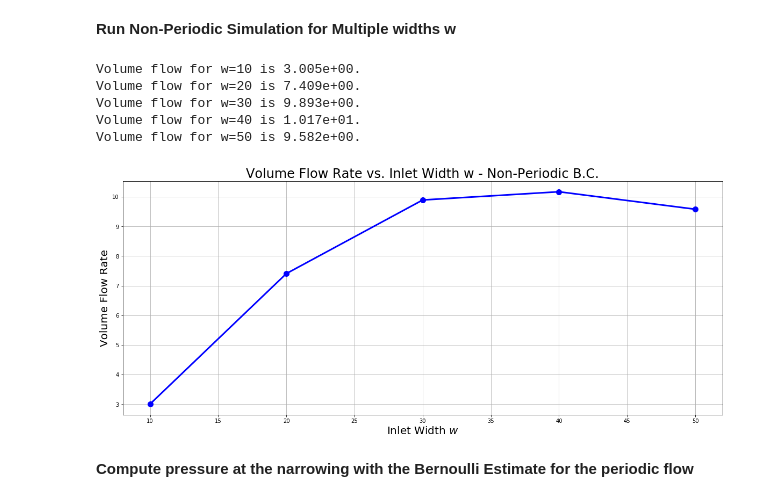
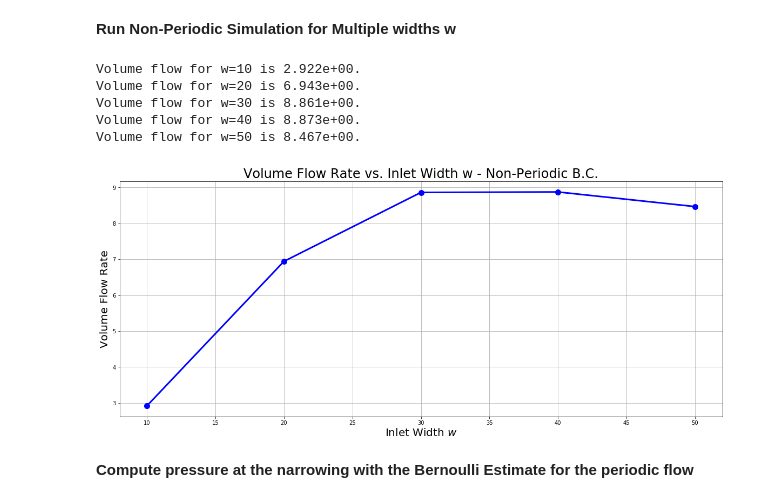
Before and after one commit to iacs-ac290r-2019/homework, a Jupyter notebook: hw2/lbm_7/viz.ipynb, the cells around one changed output. Drawn from its saved outputs; the diff is of its cells as text; code cells hidden in the pictures.

```diff
--- a/hw2/lbm_7/viz.ipynb
+++ b/hw2/lbm_7/viz.ipynb
@@ -548,6 +548,9 @@ fig.savefig('../figs/lbm_pbc_flow_vs_w.png', bbox_inches='tight')
 # %% [markdown]
 **Run Non-Periodic Simulation for Multiple widths w**
 # %%
+# Different widths w that were simulated
+ws = [10, 20, 30, 40, 50]
+
 # Array of volume flow vs. width w
 flow_mbc_w = np.zeros(len(ws))
 
@@ -557,24 +560,25 @@ for i, w in enumerate(ws):
     rho=load_file(outdir_mbc_w, fr)[0]
     ux=load_file(outdir_mbc_w, fr)[1]
     volume_flow = calc_volume_flow(rho, ux)
-    flow_pbc_w[i] = volume_flow
+    flow_mbc_w[i] = volume_flow
     print(f'Volume flow for w={w} is {volume_flow:0.3e}.')
 # %% [output]
-Volume flow for w=10 is 3.005e+00.
-Volume flow for w=20 is 7.409e+00.
-Volume flow for w=30 is 9.893e+00.
-Volume flow for w=40 is 1.017e+01.
-Volume flow for w=50 is 9.582e+00.
+Volume flow for w=10 is 2.922e+00.
+Volume flow for w=20 is 6.943e+00.
+Volume flow for w=30 is 8.861e+00.
+Volume flow for w=40 is 8.873e+00.
+Volume flow for w=50 is 8.467e+00.
 # %%
 fig, ax = plt.subplots(figsize=(20,8))
 ax.set_title('Volume Flow Rate vs. Inlet Width w - Non-Periodic B.C.', fontsize=24)
 ax.set_xlabel('Inlet Width $w$', fontsize=20)
 ax.set_ylabel('Volume Flow Rate', fontsize=20)
-ax.plot(ws, flow_pbc_w, color='b', marker='o', linewidth=3.0, markersize=10)
+ax.plot(ws, flow_mbc_w, color='b', marker='o', linewidth=3.0, markersize=10)
 ax.grid()
 fig.savefig('../figs/lbm_mbc_flow_vs_w.png', bbox_inches='tight')
+plt.show()
 # %% [output]
-[figure, old version]
+[figure, new version]
 # %% [markdown]
 **Compute pressure at the narrowing with the Bernoulli Estimate for the periodic flow**
 # %%
```
Also changed, not shown: parts of 12 cells of this notebook.
